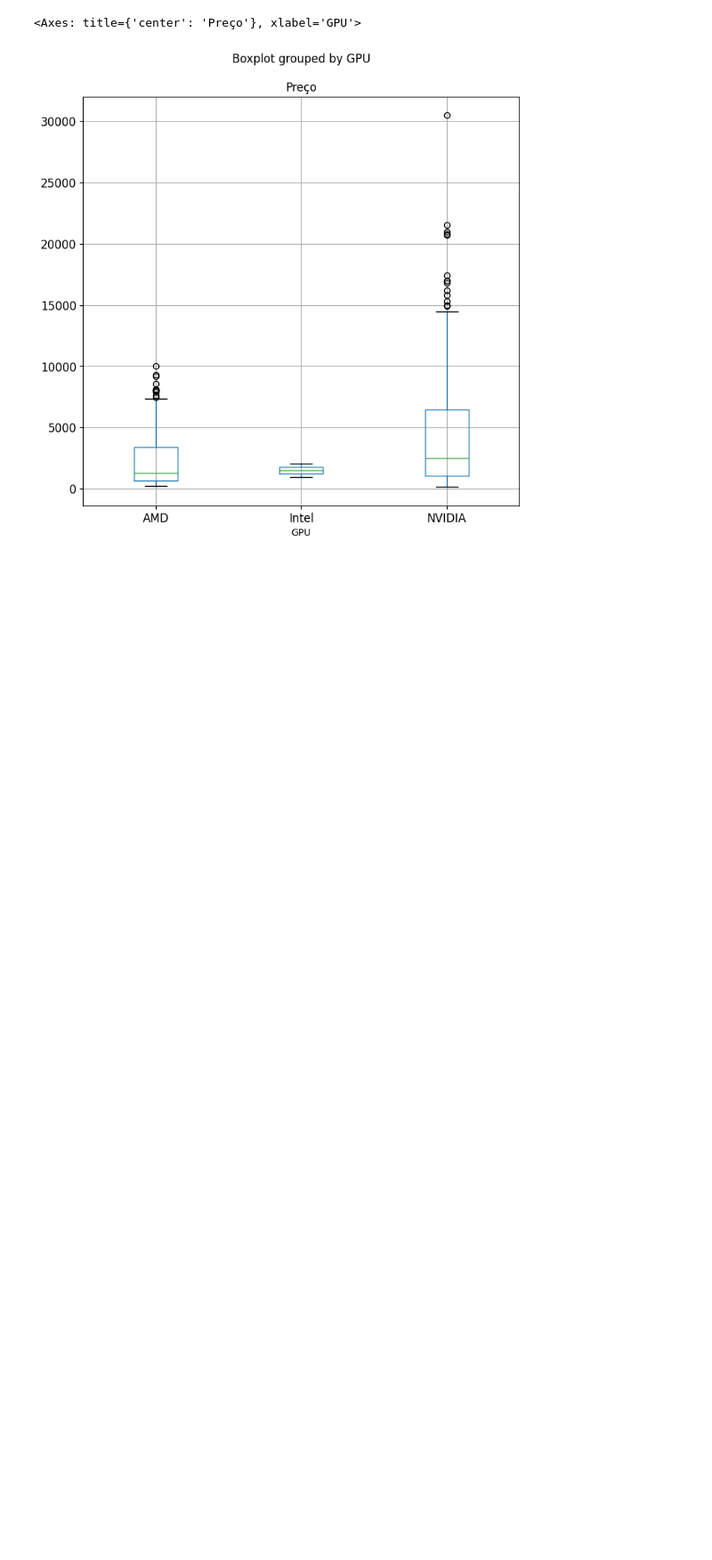
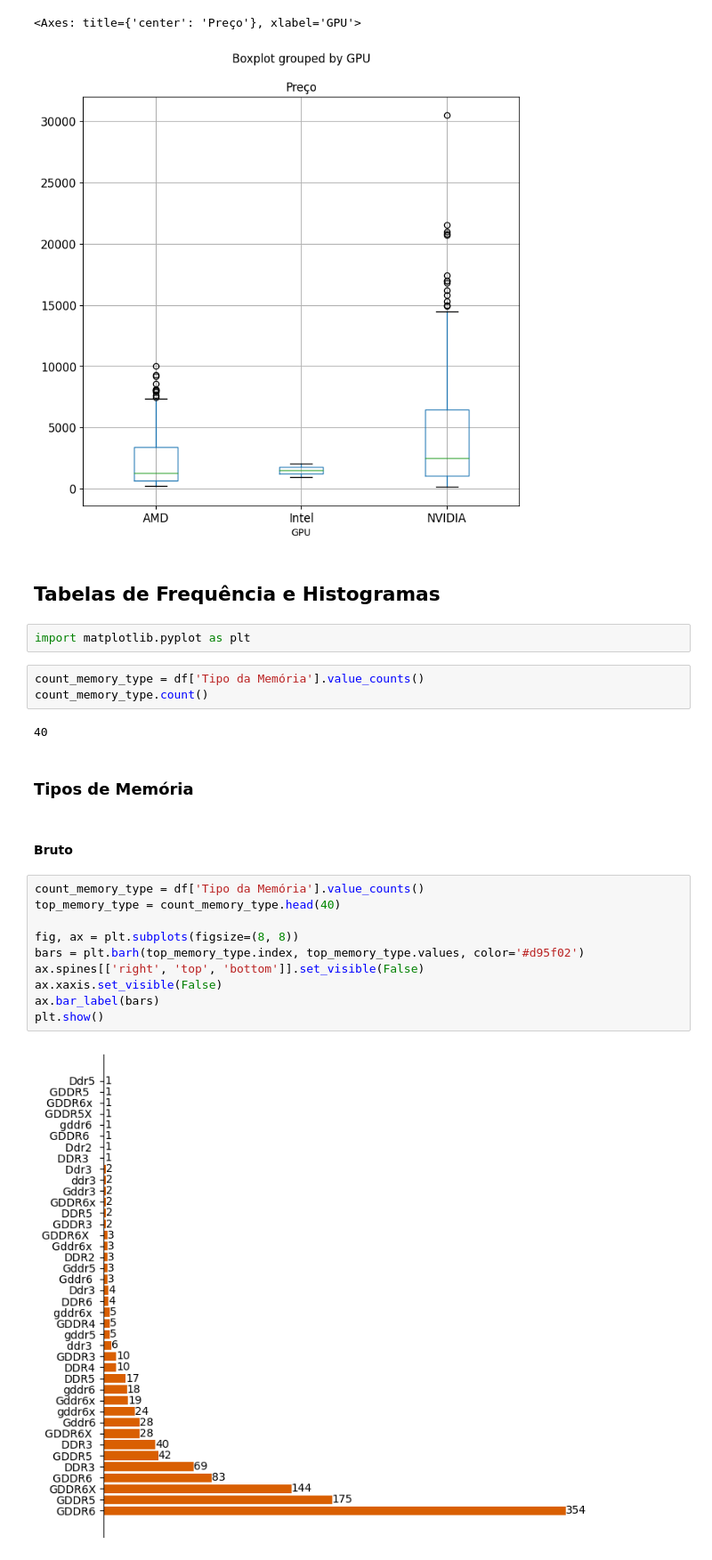
Before and after one commit to GustavoValenca/DataScience-Placas-de-Video, a Jupyter notebook: Análise Exploratória dos Dados/analysis.ipynb, the cells around one changed output. Shown at 89% size. Drawn from its saved outputs; the diff is of its cells as text; blank space fills up the shorter version.

Commit message:
tabelas de frequência + histogramas

```diff
--- a/Análise Exploratória dos Dados/analysis.ipynb
+++ b/Análise Exploratória dos Dados/analysis.ipynb
@@ -204,3 +184,28 @@ df.boxplot(by='GPU', column=['Preço'], fontsize='large', figsize=(8,8))
 # %% [output]
 <Axes: title={'center': 'Preço'}, xlabel='GPU'>
 [figure]
+# %% [markdown]
+## Tabelas de Frequência e Histogramas
+# %%
+import matplotlib.pyplot as plt
+# %%
+count_memory_type = df['Tipo da Memória'].value_counts()
+count_memory_type.count()
+# %% [output]
+40
+# %% [markdown]
+### Tipos de Memória
+# %% [markdown]
+#### Bruto
+# %%
+count_memory_type = df['Tipo da Memória'].value_counts()
+top_memory_type = count_memory_type.head(40)
+
+fig, ax = plt.subplots(figsize=(8, 8))
+bars = plt.barh(top_memory_type.index, top_memory_type.values, color='#d95f02')
+ax.spines[['right', 'top', 'bottom']].set_visible(False)
+ax.xaxis.set_visible(False)
+ax.bar_label(bars)
+plt.show()
+# %% [output]
+[figure, added]
```
Also changed, not shown: parts of 23 cells of this notebook.
